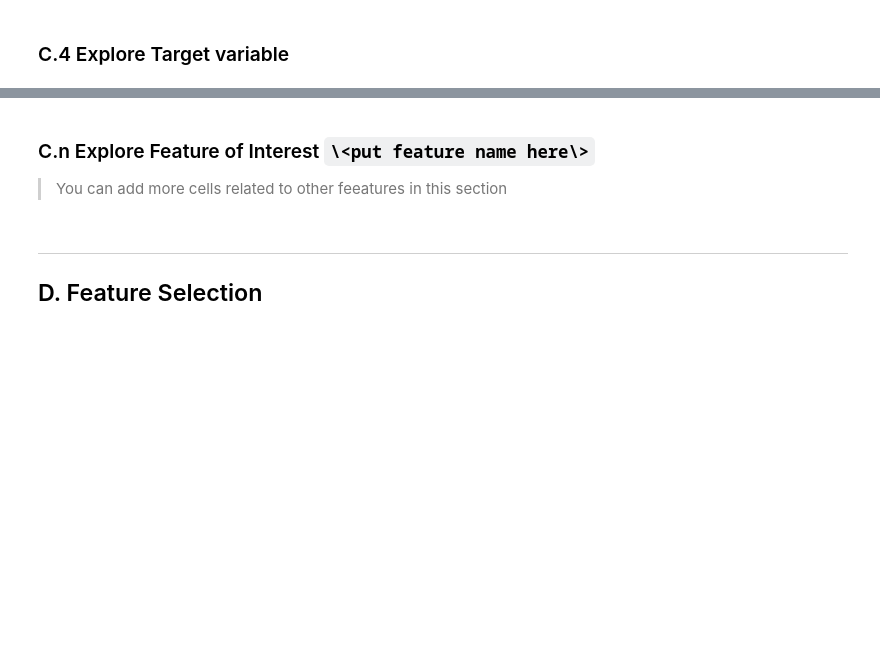
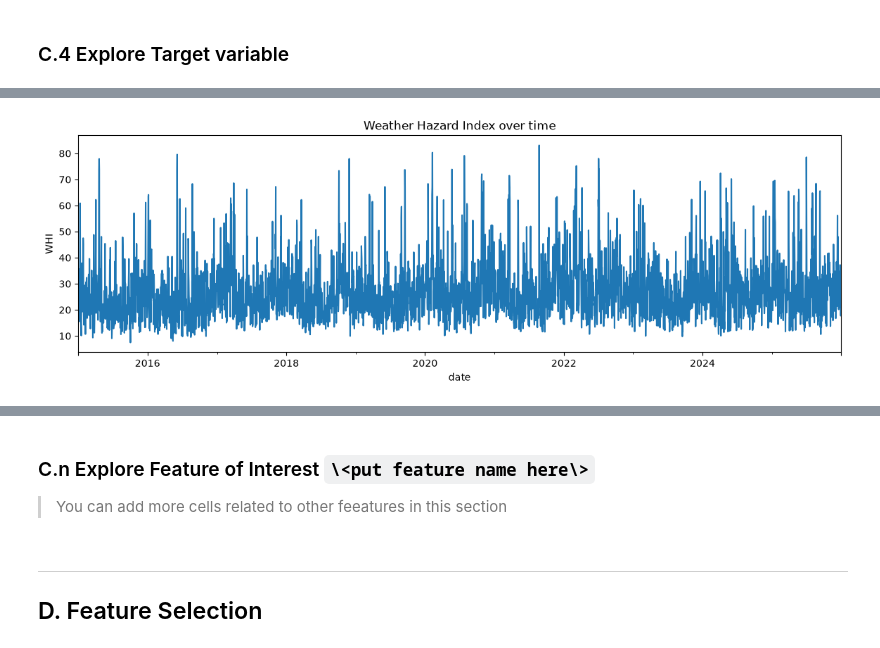
Before and after one commit to nandeeswari19-web/36120-26SP-AT2-25980436-experiments, a Jupyter notebook: notebooks/weather_hazard/36120-26SP-AT2-25980436-weather_hazard.ipynb, the cells around one changed output, grey strips where cells are left out. Cells and saved outputs as stored; diff of their text form; code cells hidden in the pictures; blank space fills up the shorter version.

```diff
--- a/notebooks/weather_hazard/36120-26SP-AT2-25980436-weather_hazard.ipynb
+++ b/notebooks/weather_hazard/36120-26SP-AT2-25980436-weather_hazard.ipynb
@@ -103,0 +193,5 @@ provide a detailed analysis on the target variable, its distribution, limitation
+# %%
+daily.set_index('date')['whi'].plot(figsize=(14,4), title='Weather Hazard Index over time')
+plt.ylabel('WHI'); plt.show()
+# %% [output]
+[figure, added]
```
Also changed, not shown: parts of 183 cells of this notebook, 3 other files.
